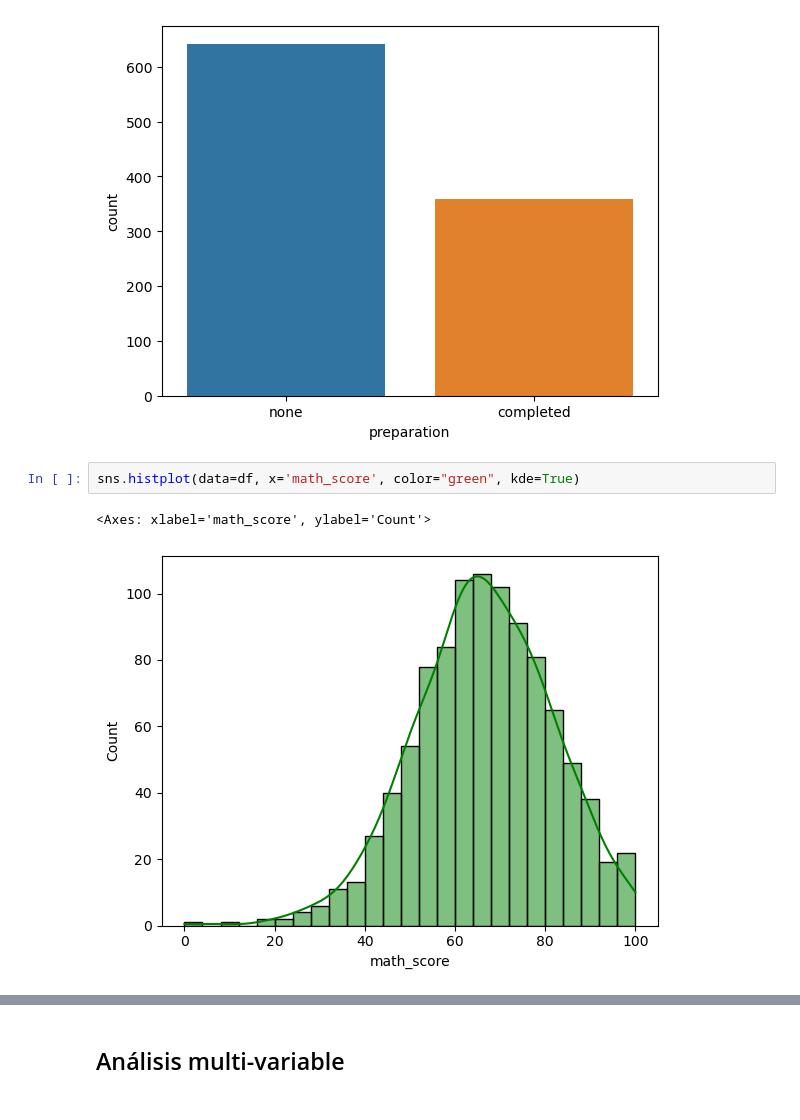
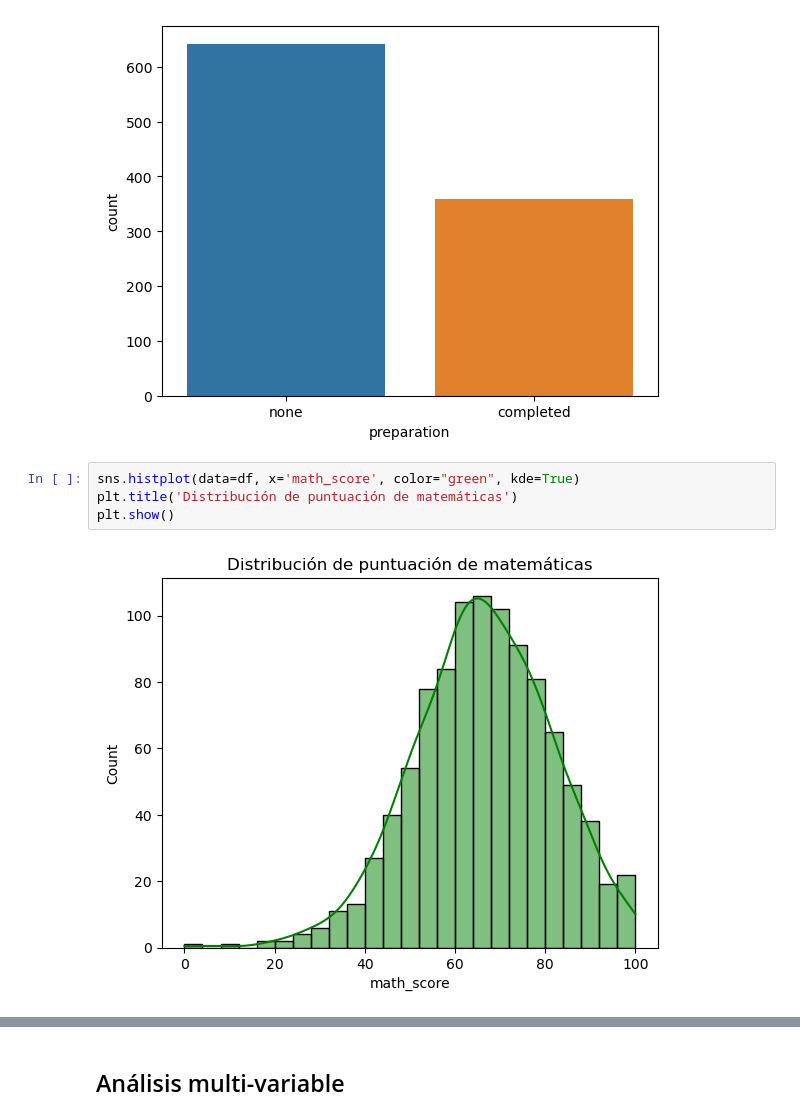
Before and after one commit to MarioChvx/ciencia_de_datos_PAMBAZO, a Jupyter notebook: proyectos/unidad1/proyecto_eda/EDA_Students_performance.ipynb, the cells around one changed output, grey strips where cells are left out. Drawn from its saved outputs; the diff is of its cells as text.

```diff
--- a/proyectos/unidad1/proyecto_eda/EDA_Students_performance.ipynb
+++ b/proyectos/unidad1/proyecto_eda/EDA_Students_performance.ipynb
@@ -252,7 +221,8 @@ sns.countplot(data=df, x='preparation')
 [figure]
 # %%
 sns.histplot(data=df, x='math_score', color="green", kde=True)
+plt.title('Distribución de puntuación de matemáticas')
+plt.show()
 # %% [output]
-<Axes: xlabel='math_score', ylabel='Count'>
-[figure, old version]
+[figure, new version]
 # %%
```
Also changed, not shown: parts of 30 cells of this notebook.
